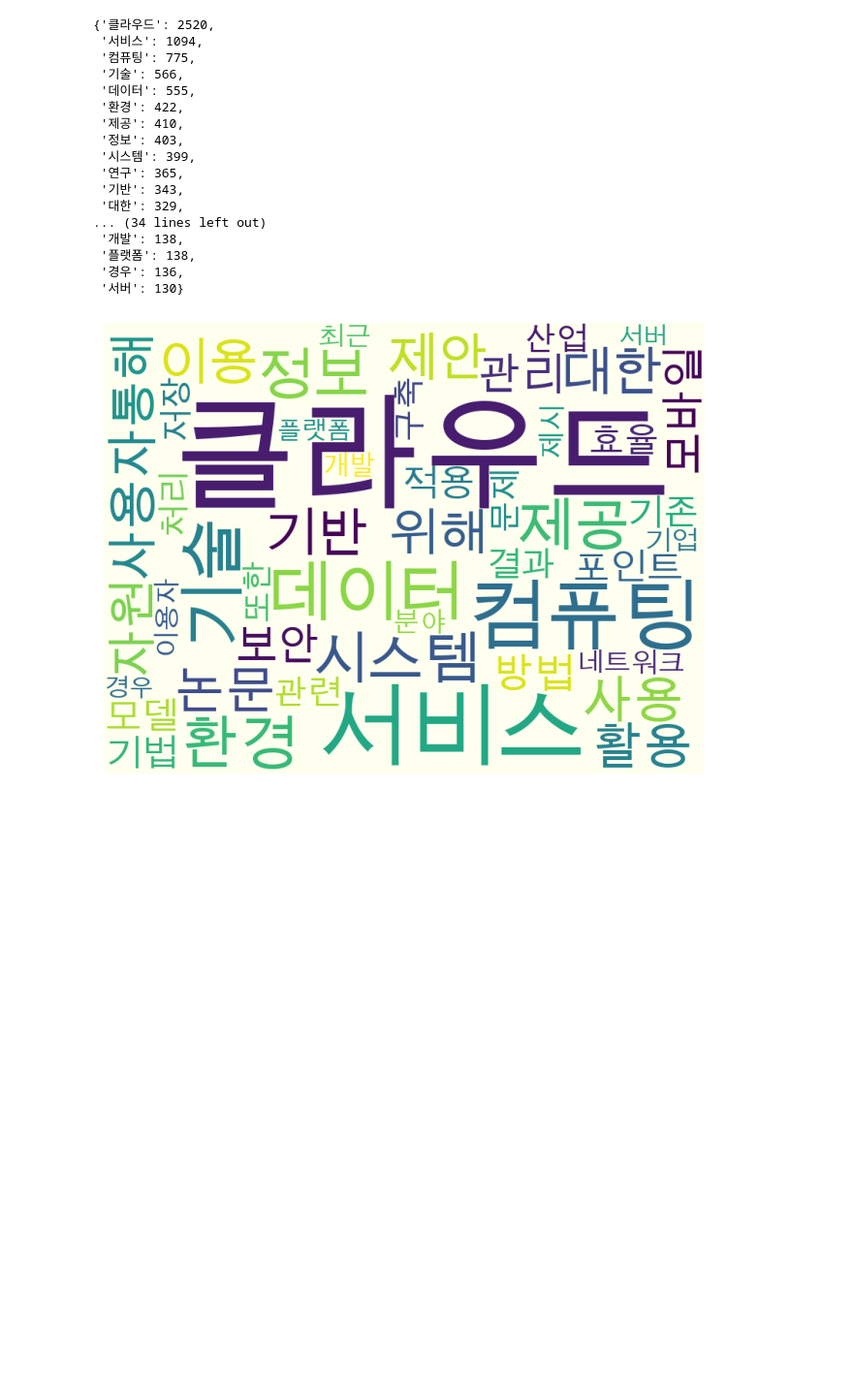
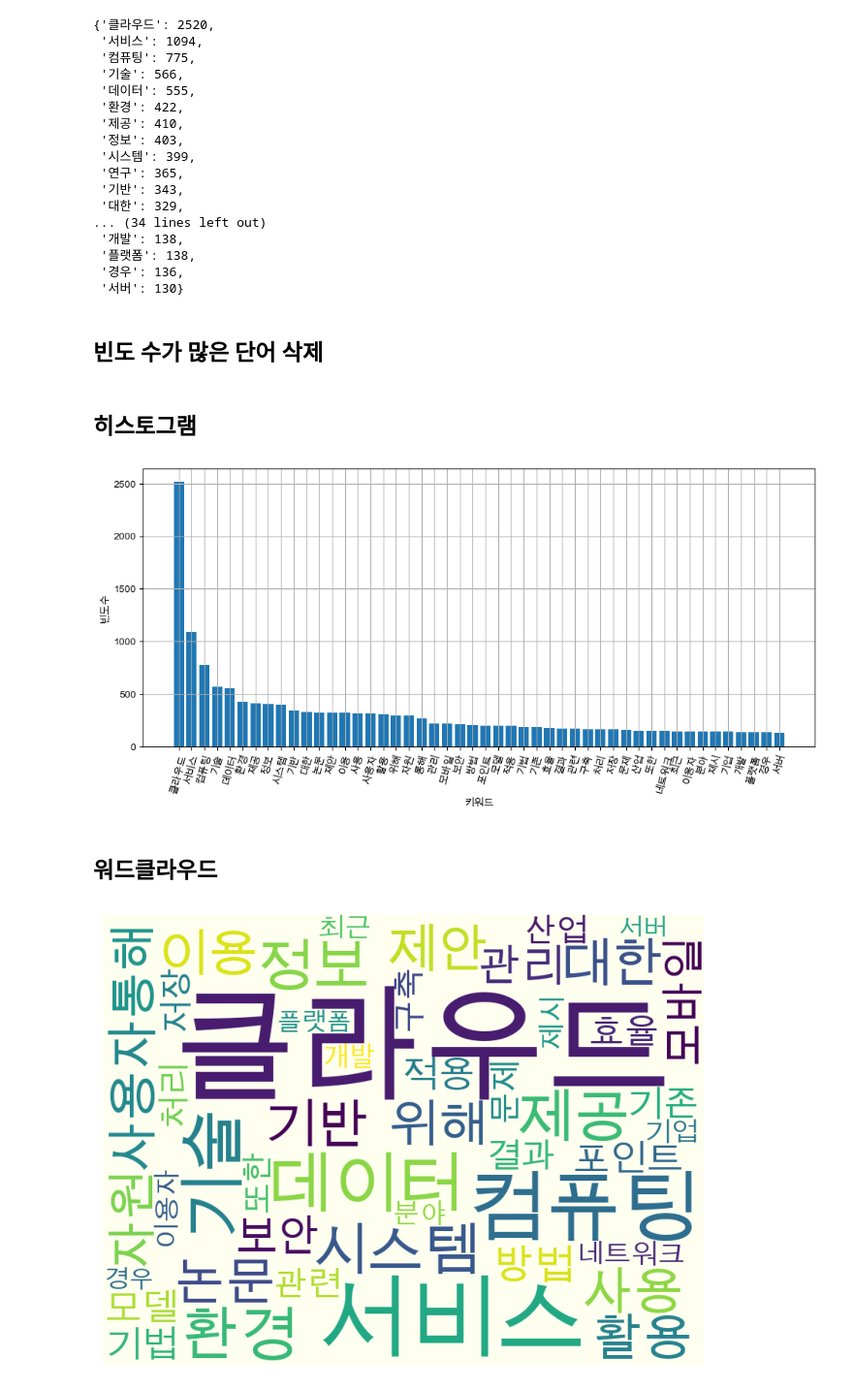
Before and after one commit to Jjiggu/python_crawling, a Jupyter notebook: 과제/ch8_김지훈_201835641.ipynb, the cells around one changed output. Shown: that part at 97% size. Drawn from its saved outputs; the diff is of its cells as text; code cells hidden in the pictures; blank space fills up the shorter version.

```diff
--- a/과제/ch8_김지훈_201835641.ipynb
+++ b/과제/ch8_김지훈_201835641.ipynb
@@ -225,13 +224,34 @@ top_nouns
  '플랫폼': 138,
  '경우': 136,
  '서버': 130}
+# %% [markdown]
+## 빈도 수가 많은 단어 삭제
 # %%
 del top_nouns['연구']
 del top_nouns['분석']
+# %% [markdown]
+## 히스토그램
 # %%
 font_path = "/Library/Fonts/Arial Unicode.ttf"
 font_name = font_manager.FontProperties(fname = font_path).get_name()
 matplotlib.rc('font', family=font_name)
+# %%
+plt.figure(figsize=(12,5))
+plt.xlabel('키워드')
+plt.ylabel('빈도수')
+plt.grid(True)
+
+sorted_Keys = sorted(top_nouns, key=top_nouns.get, reverse=True)
+sorted_Values = sorted(top_nouns.values(), reverse=True)
+
+plt.bar(range(len(top_nouns)), sorted_Values, align='center')
+plt.xticks(range(len(top_nouns)), list(sorted_Keys), rotation=75)
+
+plt.show()
+# %% [output]
+[figure, added]
+# %% [markdown]
+## 워드클라우드
 # %%
 wc = WordCloud(font_path, background_color='ivory', width=800, height=600)
 cloud=wc.generate_from_frequencies(top_nouns)
```
Also changed, not shown: parts of 15 cells of this notebook.
